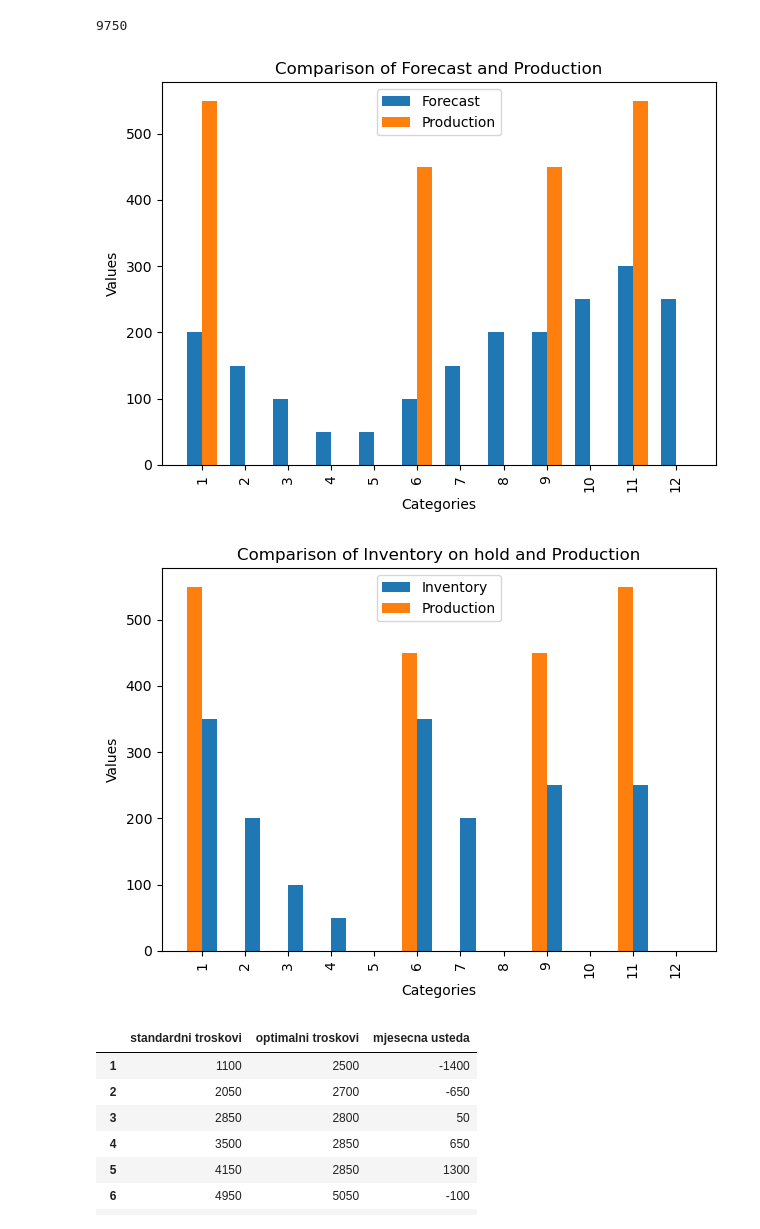
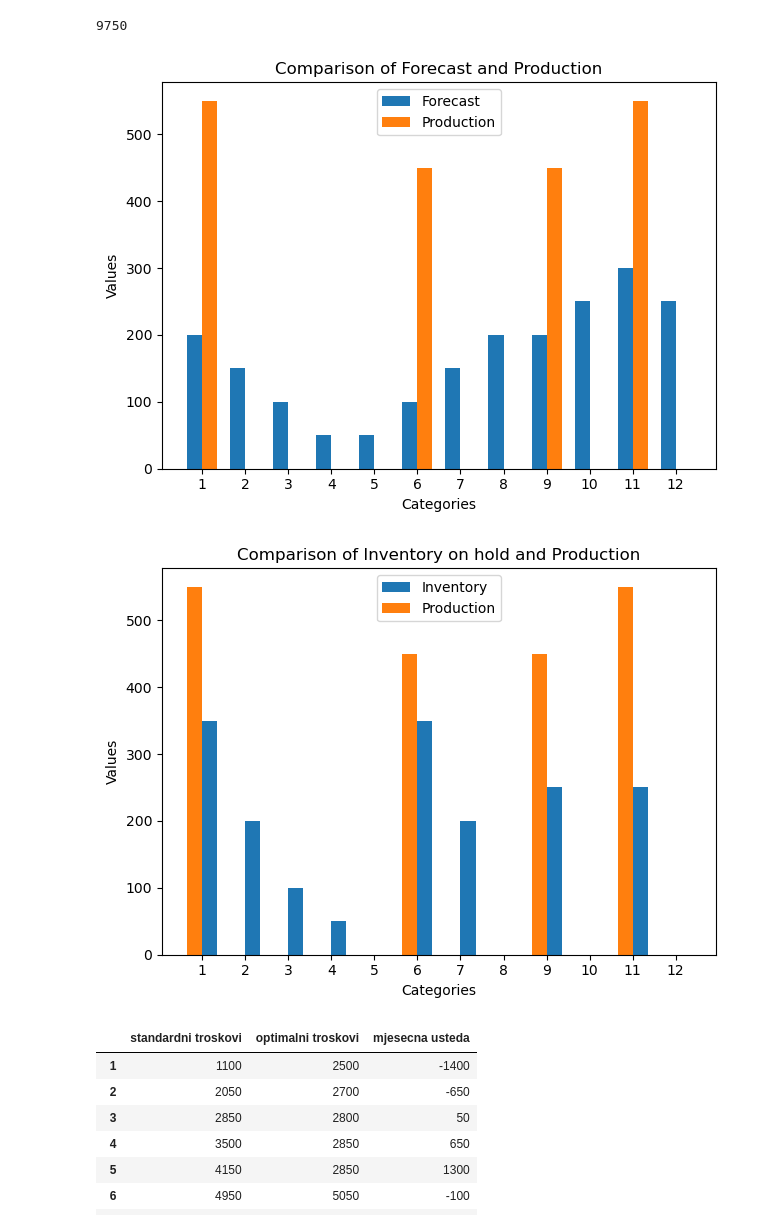
Before and after one commit to JednaKuna/planiranje_proizvodnje, a Jupyter notebook: izracun.ipynb, the cells around one changed output. Saved outputs shown, nothing was run; the diff lists cells and outputs as text; code cells hidden in the pictures.

```diff
--- a/izracun.ipynb
+++ b/izracun.ipynb
@@ -240,35 +240,35 @@ production_values = results_final['production']
 
 # Number of bars
 n = len(categories)
 
 # Set the positions for the bars
 x = np.arange(n)
 
 # Bar width (adjust as needed)
 width = 0.35
 
 # Create the bars for 'forecast' and 'production' side by side
 plt.bar(x - width/2, forecast_values, width, label='Forecast')
 plt.bar(x + width/2, production_values, width, label='Production')
 
 # Add labels and title
 plt.title('Comparison of Forecast and Production')
 plt.xlabel('Categories')
 plt.ylabel('Values')
 
 # Set the x-ticks to the middle of the grouped bars
-plt.xticks(x, categories, rotation=90)
+plt.xticks(x, categories)
 
 # Add a legend
 plt.legend()
 
 # Adjust layout to ensure labels fit
 plt.tight_layout()
 
 # Show the plot
 plt.show()
 # %% [output]
-[figure, old version]
+[figure, new version]
 # %%
 
 categories = results_final['period']
@@ -294,7 +294,7 @@ plt.xlabel('Categories')
 plt.ylabel('Values')
 
 # Set the x-ticks to the middle of the grouped bars
-plt.xticks(x, categories, rotation=90)
+plt.xticks(x, categories)
 
 # Add a legend
 plt.legend()
@@ -305,7 +305,7 @@ plt.tight_layout()
 # Show the plot
 plt.show()
 # %% [output]
-[figure, old version]
+[figure, new version]
 # %%
 #Izračum ukupnih troškova tjekom odabranog perioda
 
```
Also changed, not shown: 1 other file.
